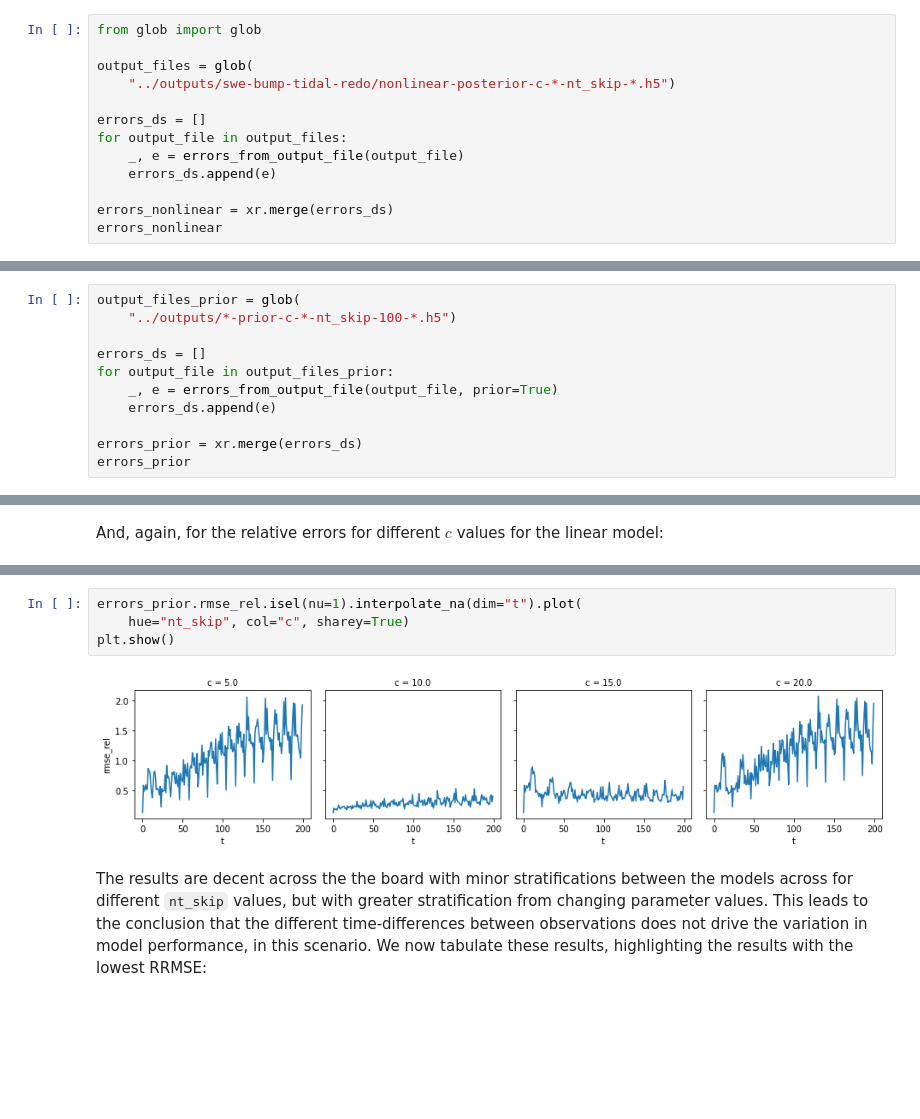
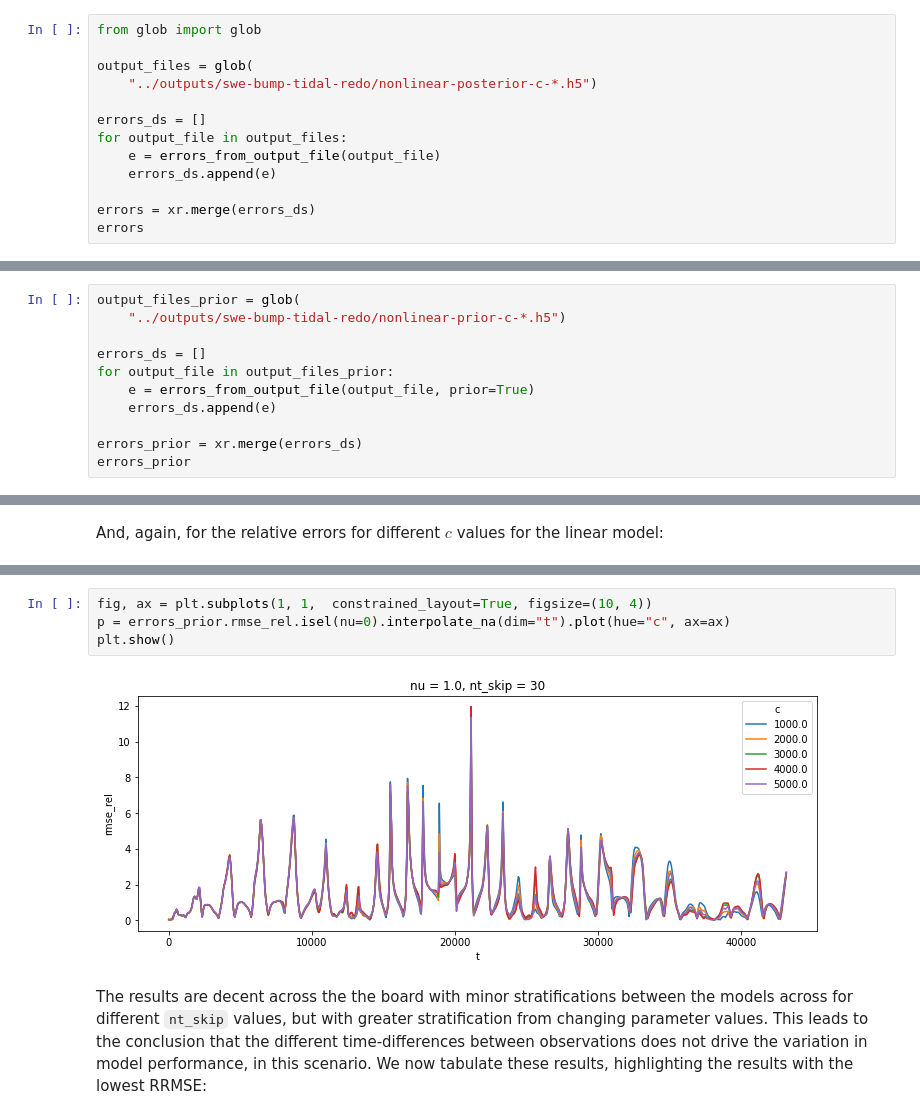
Before and after one commit to connor-duffin/sswe, a Jupyter notebook: notebooks/misspecification-analysis.ipynb, the cells around one changed output, grey strips where cells are left out. Cells and saved outputs as stored; diff of their text form; blank space fills up the shorter version.

```diff
--- a/notebooks/misspecification-analysis.ipynb
+++ b/notebooks/misspecification-analysis.ipynb
@@ -77,13 +80,13 @@ First we load in the posterior model outputs and see what they look like:
 from glob import glob
 
 output_files = glob(
-    "../outputs/swe-bump-tidal-redo/nonlinear-posterior-c-*-nt_skip-*.h5")
+    "../outputs/swe-bump-tidal-redo/nonlinear-posterior-c-*.h5")
 
 errors_ds = []
 for output_file in output_files:
-    _, e = errors_from_output_file(output_file)
+    e = errors_from_output_file(output_file)
     errors_ds.append(e)
 
-errors_nonlinear = xr.merge(errors_ds)
-errors_nonlinear
+errors = xr.merge(errors_ds)
+errors
 # %% [output]
@@ -93,10 +104,10 @@ Next, we load in the prior model outputs, for `nt_skip = 100`, and check that th
 # %%
 output_files_prior = glob(
-    "../outputs/*-prior-c-*-nt_skip-100-*.h5")
+    "../outputs/swe-bump-tidal-redo/nonlinear-prior-c-*.h5")
 
 errors_ds = []
 for output_file in output_files_prior:
-    _, e = errors_from_output_file(output_file, prior=True)
+    e = errors_from_output_file(output_file, prior=True)
     errors_ds.append(e)
 
 errors_prior = xr.merge(errors_ds)
@@ -172,9 +180,9 @@ plt.savefig("../figures/nt-skip-c-grid.pdf", dpi=600)
 # %%
-errors_prior.rmse_rel.isel(nu=1).interpolate_na(dim="t").plot(
-    hue="nt_skip", col="c", sharey=True)
+fig, ax = plt.subplots(1, 1,  constrained_layout=True, figsize=(10, 4))
+p = errors_prior.rmse_rel.isel(nu=0).interpolate_na(dim="t").plot(hue="c", ax=ax)
 plt.show()
 # %% [output]
-[figure, old version]
+[figure, new version]
 # %% [markdown]
 The results are decent across the the board with minor stratifications between the models across for different `nt_skip` values, but with greater stratification from changing parameter values. This leads to the conclusion that the different time-differences between observations does not drive the variation in model performance, in this scenario. We now tabulate these results, highlighting the results with the lowest RRMSE:
 # %%
```
Also changed, not shown: parts of 26 cells of this notebook, 4 other files.
